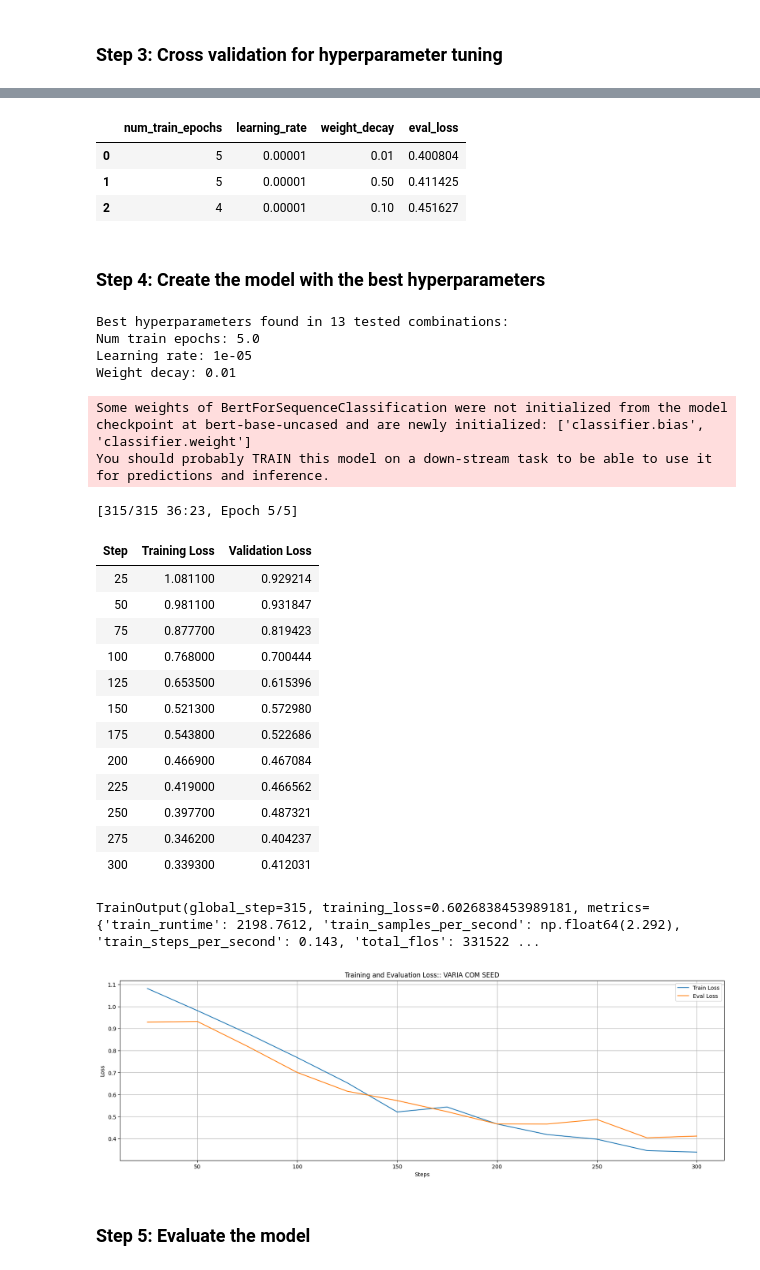
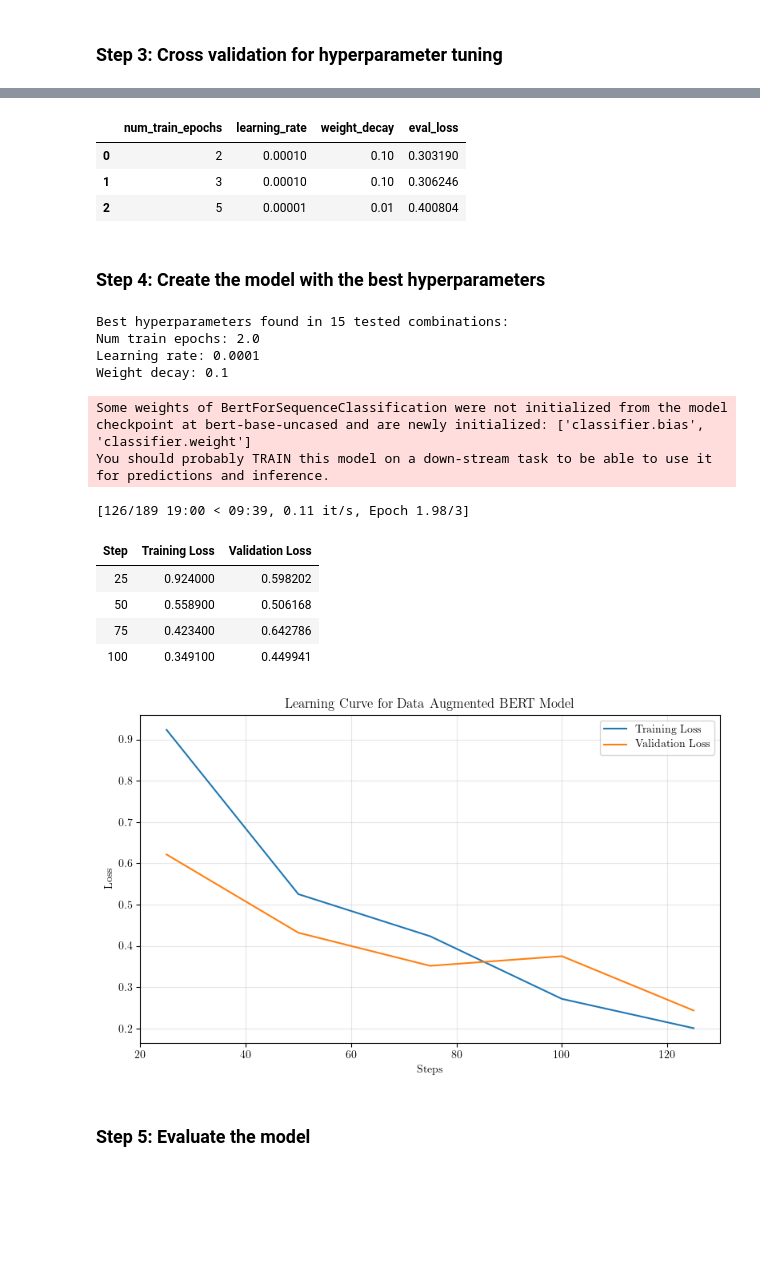
Before and after one commit to Hugoverissimo21/finphrasebank-sentiment, a Jupyter notebook: model BERT (2).ipynb, the cells around one changed output, grey strips where cells are left out. Drawn from its saved outputs; the diff is of its cells as text; code cells hidden in the pictures; blank space fills up the shorter version.

Commit message:
finetunning lstm + finishing bert 2

```diff
--- a/model BERT (2).ipynb
+++ b/model BERT (2).ipynb
@@ -29,6 +29,13 @@ from transformers import BertTokenizer, BertForSequenceClassification, Trainer,
 
 #spacy.cli.download("en_core_web_sm")
 nltk.download("wordnet")
+
+plt.rcParams.update({
+    "text.usetex": True,
+    "font.family": "serif",
+    "figure.figsize": (5, 5*0.8),
+    "savefig.dpi": 300,
+})
 # %% [output]
 [nltk_data] Downloading package wordnet to /Users/hugover/nltk_data...
 [nltk_data]   Package wordnet is already up-to-date!
@@ -217,11 +223,6 @@ skf = StratifiedKFold(n_splits=5, shuffle=True, random_state=42)
 
 # set random search area
 def get_hyperparameters():
-    return {
-        "num_train_epochs": int(np.random.choice([3])), #
-        "learning_rate": float(np.random.choice([0.0001])), #
-        "weight_decay": float(np.random.choice([0.1])), #
-    }
     return {
         "num_train_epochs": int(np.random.choice([1, 2, 3, 4, 5])), #
         "learning_rate": float(np.random.choice([1e-5, 1e-4, 1e-3, 1e-2])), #
@@ -235,7 +236,7 @@ except FileNotFoundError:
     all_results = pd.DataFrame(columns=["num_train_epochs", "learning_rate", "weight_decay", "eval_loss"])
 
 # start the hyperparameter tuning
-for _ in range(1): #range(25)
+for _ in range(0): #range(25)
     current_hyperparameters = get_hyperparameters()
     current_hyperparameters_eval_loss = 0
     current_results = {"num_train_epochs": [], "learning_rate": [], "weight_decay": [], "eval_loss": []}
@@ -328,9 +315,9 @@ all_results.to_csv("model BERT (2).csv", index=False)
 all_results.head(3)
 # %% [output]
 |  | num_train_epochs | learning_rate | weight_decay | eval_loss |
-| 0 | 5 | 0.00001 | 0.01 | 0.400804 |
-| 1 | 5 | 0.00001 | 0.50 | 0.411425 |
-| 2 | 4 | 0.00001 | 0.10 | 0.451627 |
+| 0 | 2 | 0.00010 | 0.10 | 0.303190 |
+| 1 | 3 | 0.00010 | 0.10 | 0.306246 |
+| 2 | 5 | 0.00001 | 0.01 | 0.400804 |
 # %% [markdown]
 ### Step 4: Create the model with the best hyperparameters
 # %%
@@ -340,7 +327,7 @@ print(f"Num train epochs: {best_hyperparameters['num_train_epochs']}")
 print(f"Learning rate: {best_hyperparameters['learning_rate']}")
 print(f"Weight decay: {best_hyperparameters['weight_decay']}")
 # %% [output]
-Best hyperparameters found in 13 tested combinations:
-Num train epochs: 5.0
-Learning rate: 1e-05
-Weight decay: 0.01
+Best hyperparameters found in 15 tested combinations:
+Num train epochs: 2.0
+Learning rate: 0.0001
+Weight decay: 0.1
@@ -360,7 +345,7 @@ test_dataset = AugmentedTextDataset(df_test, tokenizer, p_none=1)
 model = BertForSequenceClassification.from_pretrained("bert-base-uncased", num_labels=3, id2label=id2label, label2id=label2id)
 
 training_args = TrainingArguments(
-    num_train_epochs=best_hyperparameters['num_train_epochs'],
+    num_train_epochs=3,#best_hyperparameters['num_train_epochs'],
     learning_rate=best_hyperparameters['learning_rate'],
     weight_decay=best_hyperparameters['weight_decay'],
     eval_strategy="steps",
@@ -388,40 +373,33 @@ trainer.train()
 # %% [output]
 Some weights of BertForSequenceClassification were not initialized from the model checkpoint at bert-base-uncased and are newly initialized: ['classifier.bias', 'classifier.weight']
 You should probably TRAIN this model on a down-stream task to be able to use it for predictions and inference.
-[315/315 36:23, Epoch 5/5]
+[126/189 19:00 < 09:39, 0.11 it/s, Epoch 1.98/3]
 | Step | Training Loss | Validation Loss |
-| 25 | 1.081100 | 0.929214 |
-| 50 | 0.981100 | 0.931847 |
-| 75 | 0.877700 | 0.819423 |
-| 100 | 0.768000 | 0.700444 |
-| 125 | 0.653500 | 0.615396 |
-| 150 | 0.521300 | 0.572980 |
-| 175 | 0.543800 | 0.522686 |
-| 200 | 0.466900 | 0.467084 |
-| 225 | 0.419000 | 0.466562 |
-| 250 | 0.397700 | 0.487321 |
-| 275 | 0.346200 | 0.404237 |
-| 300 | 0.339300 | 0.412031 |
+| 25 | 0.924000 | 0.598202 |
+| 50 | 0.558900 | 0.506168 |
+| 75 | 0.423400 | 0.642786 |
+| 100 | 0.349100 | 0.449941 |
-TrainOutput(global_step=315, training_loss=0.6026838453989181, metrics={'train_runtime': 2198.7612, 'train_samples_per_second': np.float64(2.292), 'train_steps_per_second': 0.143, 'total_flos': 331522 ...
 # %%
 # get training and evaluation loss history
 log_history = trainer.state.log_history
 train_loss = [x["loss"] for x in log_history if "loss" in x]
 eval_loss = [x["eval_loss"] for x in log_history if "eval_loss" in x]
 eval_steps = [x["step"] for x in log_history if "eval_loss" in x]
 train_steps = [x["step"] for x in log_history if "loss" in x]
 
-plt.figure(figsize=(20, 6))
-plt.plot(train_steps, train_loss, label="Train Loss")
-plt.plot(eval_steps, eval_loss, label="Eval Loss")
+plt.figure(figsize=(8, 5))
+plt.plot(train_steps, train_loss, label="Training Loss")
+plt.plot(eval_steps, eval_loss, label="Validation Loss")
 plt.xlabel("Steps")
 plt.ylabel("Loss")
-plt.title("Training and Evaluation Loss:: VARIA COM SEED")
+plt.title("Learning Curve for Data Augmented BERT Model")
 plt.legend()
-plt.grid(True)
+plt.grid(True, alpha=0.3)
+plt.tight_layout()
+plt.savefig("assets/data_augmented_bert_learninc_curve.png", transparent=True)
 plt.show()
 # %% [output]
-[figure, old version]
+[figure, new version]
 # %% [markdown]
 ### Step 5: Evaluate the model
 # %%
```
Also changed, not shown: parts of 5 cells of this notebook, 14 other files.
